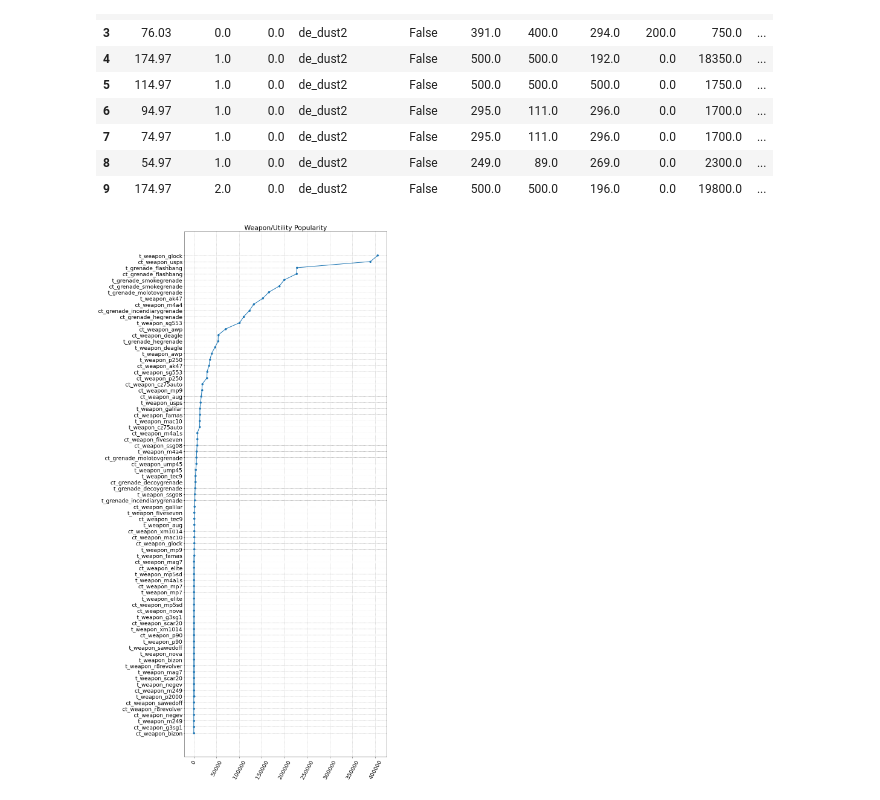
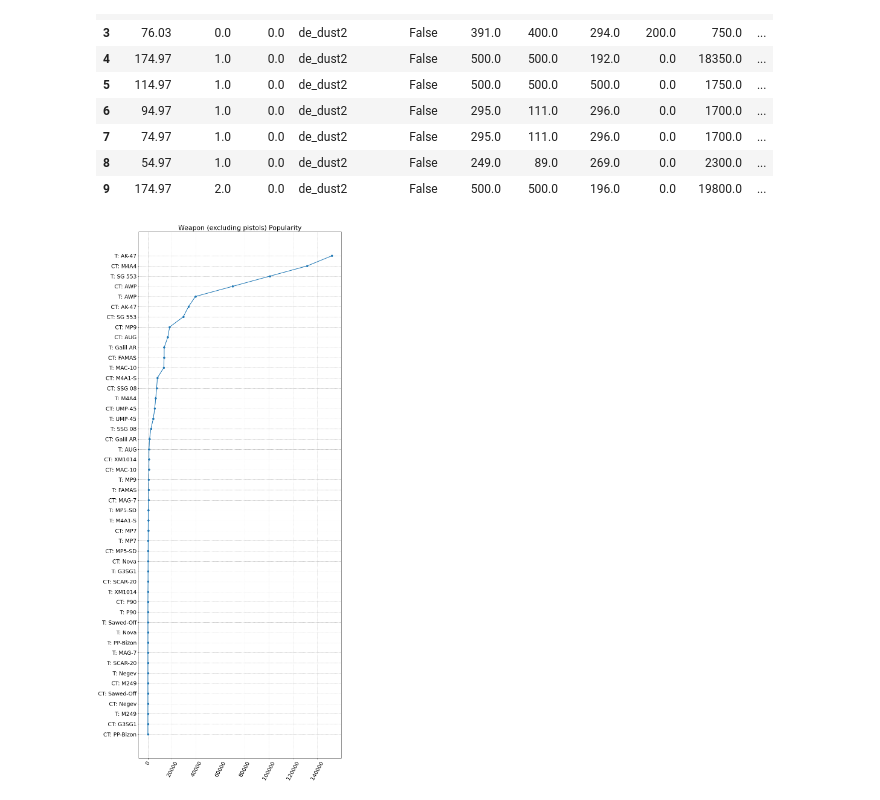
Before and after one commit to danjirovec/4iz460-csgo, a Jupyter notebook: 08_most_popular_weapon&utility.ipynb, the cells around one changed output. Saved outputs shown, nothing was run; the diff lists cells and outputs as text; code cells hidden in the pictures.

```diff
--- a/08_most_popular_weapon&utility.ipynb
+++ b/08_most_popular_weapon&utility.ipynb
@@ -12,3 +9,8 @@ df = pd.read_csv('C:/Users/danji/Desktop/VŠE/ZS 22-23/POKROČILÉ PŘÍSTUPY K
+# %%
+#loading of dataset
+df = pd.read_csv('./data/csgo_round_snapshots_processed.csv', sep=',')
+df_buyable_info = pd.read_csv('./data/csgo_byuable_to_category_nickname.csv', sep=',')
+nickname_to_name = df_buyable_info.set_index('nickname').to_dict()['name']
 # %%
 pd.set_option('display.max_columns', None)
 # %%
@@ -45,29 +44,47 @@ weapons = ['ct_weapon_ak47', 't_weapon_ak47', 'ct_weapon_aug', 't_weapon_aug', '
            'ct_grenade_flashbang', 't_grenade_flashbang', 'ct_grenade_smokegrenade', 't_grenade_smokegrenade',
            'ct_grenade_incendiarygrenade', 't_grenade_incendiarygrenade', 'ct_grenade_molotovgrenade', 't_grenade_molotovgrenade',
            'ct_grenade_decoygrenade', 't_grenade_decoygrenade']
+
+# separate pisto, greanades, and wepon column (excluding pistols) names into separate variables
+pistol_nicknames = df_buyable_info.loc[df_buyable_info['category'] == 'pistol', 'nickname'].tolist()
+pistol_columns = [x for x in weapons if x.split('_')[-1] in pistol_nicknames]
+
+grenade_nicknames = df_buyable_info.loc[df_buyable_info['category'] == 'grenade', 'nickname'].tolist()
+grenade_columns = [x for x in weapons if x.split('_')[-1] in grenade_nicknames]
+
+other_weap_columns = [x for x in weapons if (x not in pistol_columns) & (x not in grenade_columns)]
 # %%
-outs = [0]*len(weapons)
+# set up variables
+outs = [0]*len(other_weap_columns)
+weapons = other_weap_columns[:]
 
+# get weapon counts
 for i in range(0, len(weapons)):
     outs[weapons.index(weapons[i])] = sum(df[weapons[i]])
 
+# set weapon name and count
 for i in range(0, len(weapons)):
     weapons[i] = [weapons[i], outs[i]]
 
 weapons.sort(key=lambda xx: xx[1], reverse=False)
 
 x = []
 y = []
 
 for i in range(0, len(weapons)):
     x.append(weapons[i][0])
     y.append(weapons[i][1])
 
+plt.rcParams["figure.figsize"] = (12, 32)
+plt.rcParams["font.size"] = 18
+
 #plotting the most popular weapons
-plt.title("Weapon/Utility Popularity")
+plt.title("Weapon (excluding pistols) Popularity")
 plt.grid(linestyle="--")
 plt.xticks(rotation=61)
-plt.plot(y, x, linewidth=2, marker="o")
+# plot line, make labels better readable
+plt.plot(y, [f"{xx.split('_')[0].upper()}: {nickname_to_name[xx.split('_')[-1]]}" for xx in x], linewidth=2, marker="o")
+plt.savefig('./outputs/weapon_popularity.png', facecolor='white', bbox_inches='tight')
 plt.show()
 # %% [output]
-[figure, old version]
+[figure, new version]
```
Also changed, not shown: parts of 4 cells of this notebook, 1 other file.
